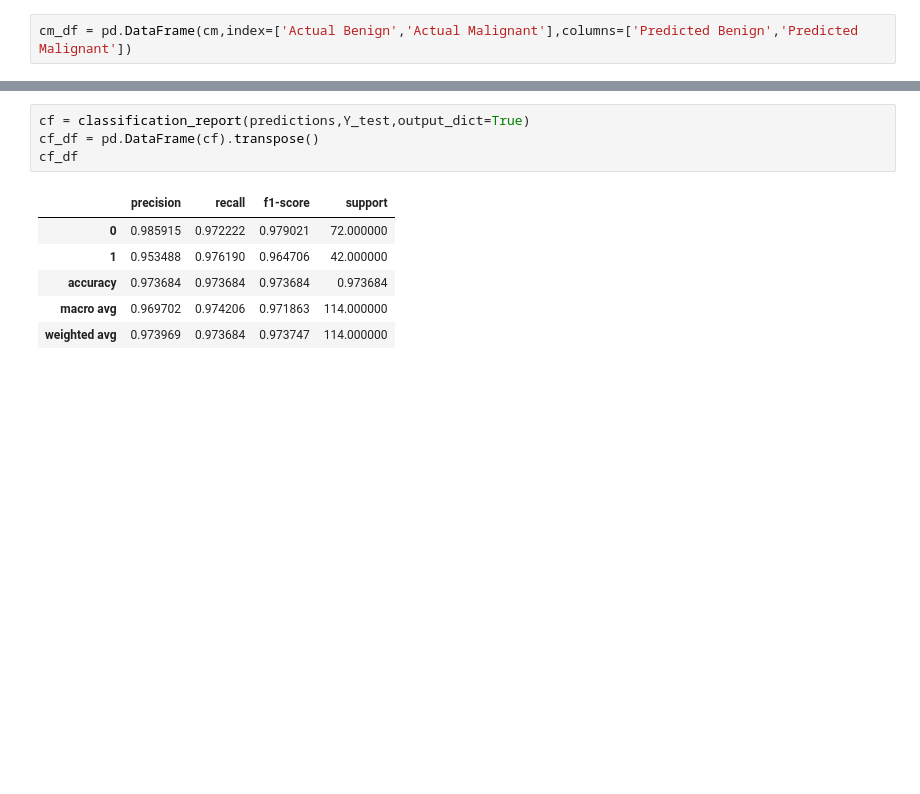
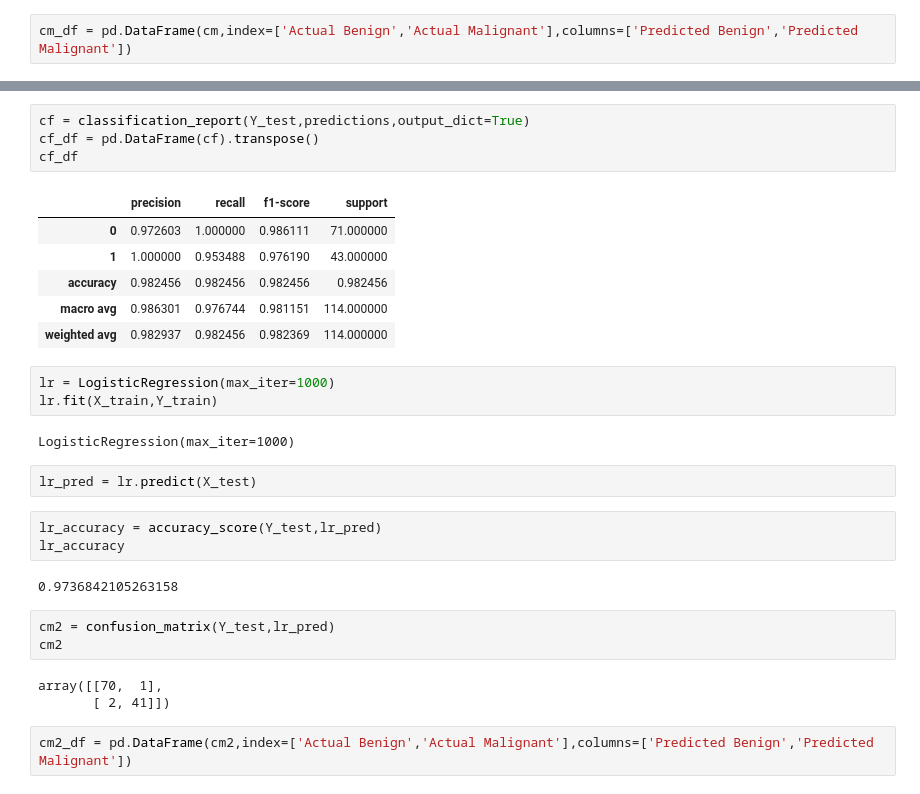
Before and after one commit to sumitprasad4205/Breast-Cancer-Prediction, a Jupyter notebook: m3.ipynb, the cells around one changed output, grey strips where cells are left out. Cells and saved outputs as stored; diff of their text form; blank space fills up the shorter version.

```diff
--- a/m3.ipynb
+++ b/m3.ipynb
@@ -171,11 +172,31 @@ Text(0.5, 1.0, 'Artificial Neural Network')
 # %%
-cf = classification_report(predictions,Y_test,output_dict=True)
+cf = classification_report(Y_test,predictions,output_dict=True)
 cf_df = pd.DataFrame(cf).transpose()
 cf_df
 # %% [output]
 |  | precision | recall | f1-score | support |
-| 0 | 0.985915 | 0.972222 | 0.979021 | 72.000000 |
-| 1 | 0.953488 | 0.976190 | 0.964706 | 42.000000 |
-| accuracy | 0.973684 | 0.973684 | 0.973684 | 0.973684 |
-| macro avg | 0.969702 | 0.974206 | 0.971863 | 114.000000 |
-| weighted avg | 0.973969 | 0.973684 | 0.973747 | 114.000000 |
+| 0 | 0.972603 | 1.000000 | 0.986111 | 71.000000 |
+| 1 | 1.000000 | 0.953488 | 0.976190 | 43.000000 |
+| accuracy | 0.982456 | 0.982456 | 0.982456 | 0.982456 |
+| macro avg | 0.986301 | 0.976744 | 0.981151 | 114.000000 |
+| weighted avg | 0.982937 | 0.982456 | 0.982369 | 114.000000 |
+# %%
+lr = LogisticRegression(max_iter=1000)
+lr.fit(X_train,Y_train)
+# %% [output]
+LogisticRegression(max_iter=1000)
+# %%
+lr_pred = lr.predict(X_test)
+# %%
+lr_accuracy = accuracy_score(Y_test,lr_pred)
+lr_accuracy
+# %% [output]
+0.9736842105263158
+# %%
+cm2 = confusion_matrix(Y_test,lr_pred)
+cm2
+# %% [output]
+array([[70,  1],
+       [ 2, 41]])
+# %%
+cm2_df = pd.DataFrame(cm2,index=['Actual Benign','Actual Malignant'],columns=['Predicted Benign','Predicted Malignant'])
```
Also changed, not shown: parts of 11 cells of this notebook.
